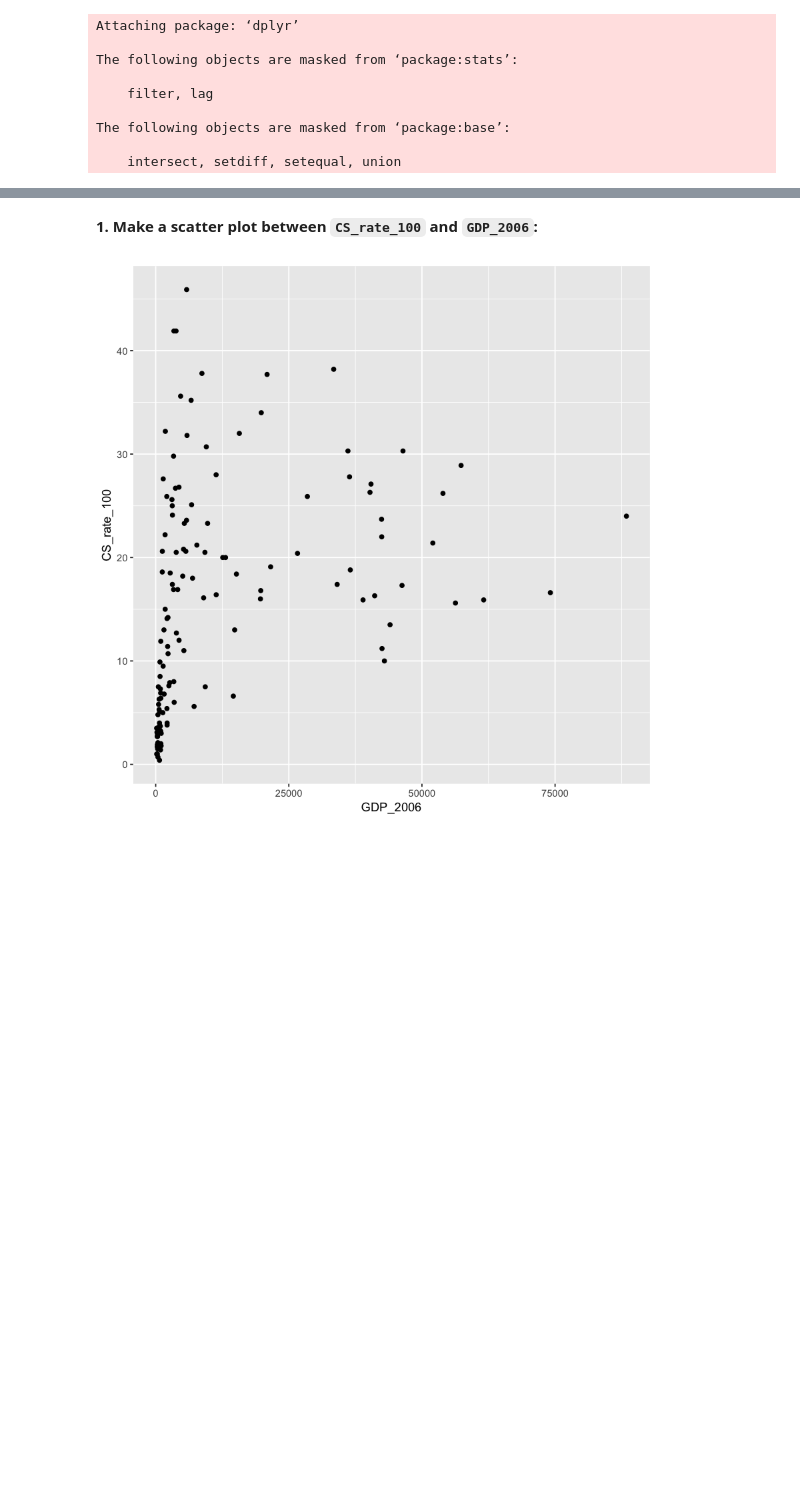
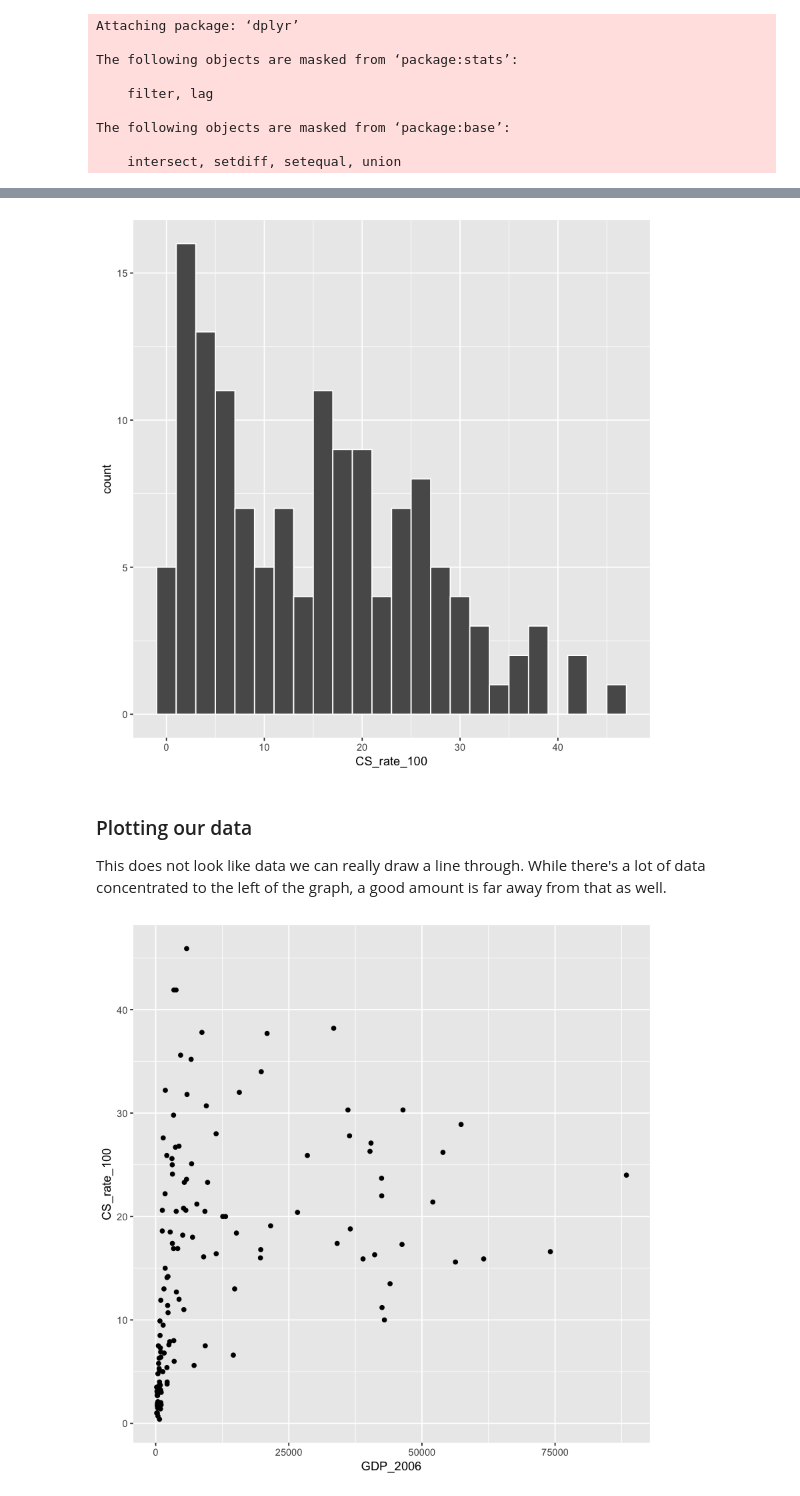
Before and after one commit to palautatan/ph142, a Jupyter notebook: lab-demos/lab-2/lab-2.ipynb, the cells around one changed output, grey strips where cells are left out. Drawn from its saved outputs; the diff is of its cells as text; code cells hidden in the pictures; blank space fills up the shorter version.

```diff
--- a/lab-demos/lab-2/lab-2.ipynb
+++ b/lab-demos/lab-2/lab-2.ipynb
@@ -64,8 +67,14 @@ head(CS_data)
 | Argentina | ARG | 689 | High income: nonOECD | Latin America & Caribbean | 6649.414 | 0.352 | 35.2 |
 | Armenia | ARM | 47 | Lower middle income | Europe & Central Asia | 2126.619 | 0.141 | 14.1 |
 | Australia | AUS | 267 | High income: OECD | East Asia & Pacific | 36100.559 | 0.303 | 30.3 |
-# %% [markdown]
-**1. Make a scatter plot between `CS_rate_100` and `GDP_2006`:**
+# %%
+ggplot(CS_data, aes(x=CS_rate_100)) +
+    geom_histogram(binwidth=2, color="white")
+# %% [output]
+[figure, added]
+# %% [markdown]
+### Plotting our data
+This does not look like data we can really draw a line through. While there's a lot of data concentrated to the left of the graph, a good amount is far away from that as well.
 # %%
 ggplot(CS_data, aes(x=GDP_2006, y=CS_rate_100)) + geom_point()
 # %% [output]
```
Also changed, not shown: parts of 24 cells of this notebook, 2 other files.
